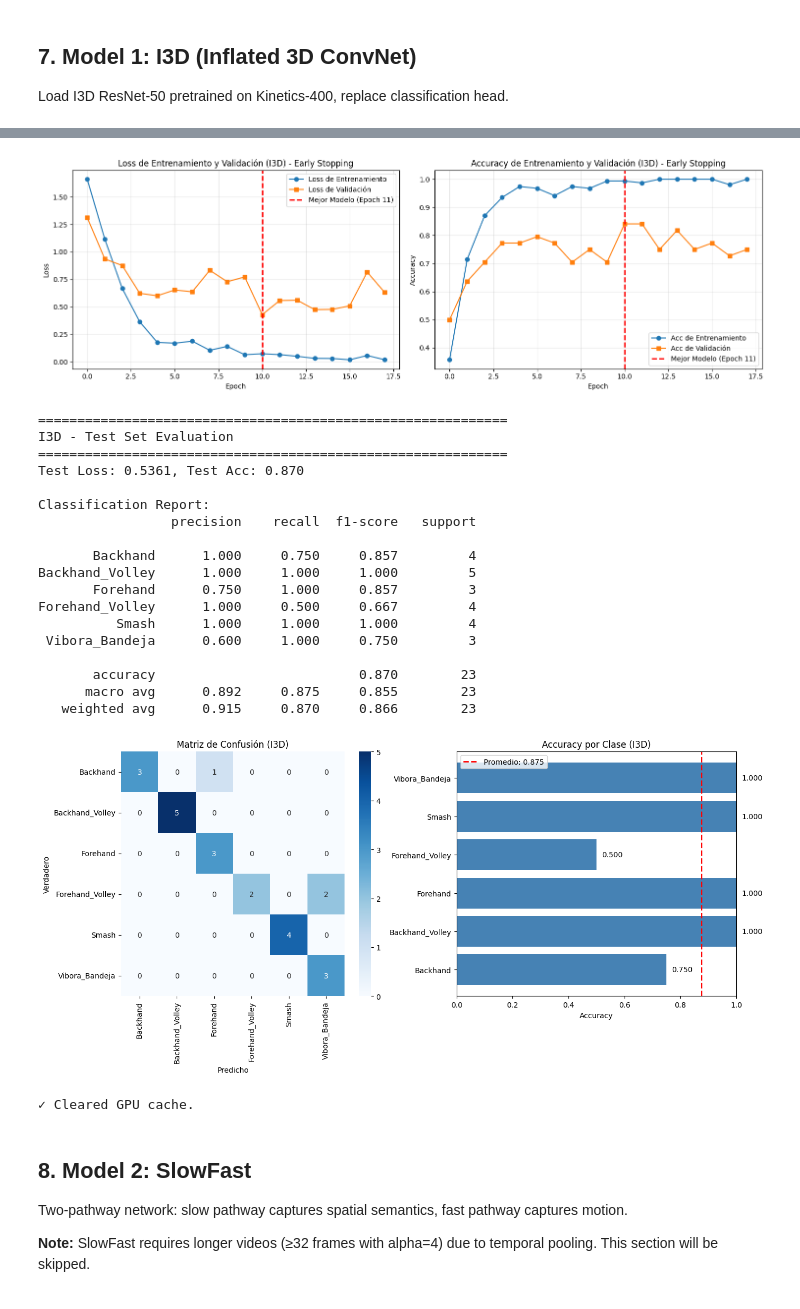
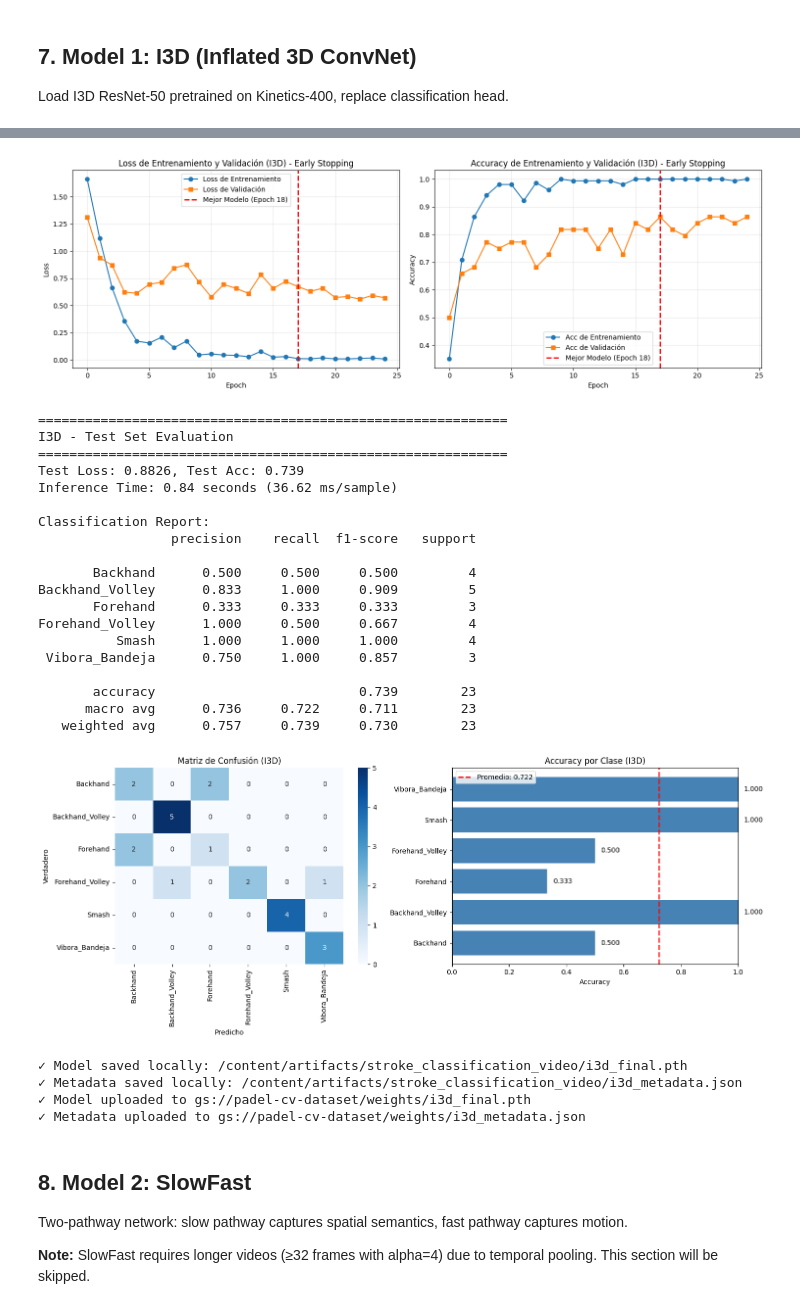
Before and after one commit to romogo17/padel-cv, a Jupyter notebook: notebooks/stroke-classification-video.ipynb, the cells around one changed output, grey strips where cells are left out. Drawn from its saved outputs; the diff is of its cells as text; code cells hidden in the pictures.

Commit message:
feat: updates stroke classification notebooks (both skeletons and video)

```diff
--- a/notebooks/stroke-classification-video.ipynb
+++ b/notebooks/stroke-classification-video.ipynb
@@ -25,43 +25,37 @@ else:
 # %% [output]
 ✓ Authenticated with Google Cloud
 # %%
-import json
 import random
 from pathlib import Path
-from typing import Dict, List
-import pickle
+import time
+import json
+import datetime
 
 import cv2
 import numpy as np
 import pandas as pd
 import torch
 import torch.nn as nn
-from sklearn.metrics import accuracy_score, classification_report, confusion_matrix
+from sklearn.metrics import classification_report, confusion_matrix
 from sklearn.model_selection import train_test_split
 from torch.optim import AdamW
 from torch.optim.lr_scheduler import CosineAnnealingLR
 from torch.utils.data import Dataset, DataLoader
-from torchvision.transforms import functional as F
-from torchvision.transforms import InterpolationMode
 import matplotlib.pyplot as plt
 import seaborn as sns
 from tqdm.auto import tqdm
-from transformers import TimesformerForVideoClassification, AutoImageProcessor
+from transformers import TimesformerForVideoClassification
 
 try:
-    from pytorchvideo.models.hub import i3d_r50, slowfast_r50
+    from pytorchvideo.models.hub import i3d_r50
 except ImportError as e:
     print(f'⚠ {e}')
     print('⚠ pytorchvideo not installed. Run: pip install pytorchvideo')
 
-try:
-    from timm.models import create_model
-except ImportError:
-    print('⚠ timm not installed. Run: pip install timm')
-
 # GCS bucket configuration
 GCS_BUCKET = 'padel-cv-dataset'
-GCS_PREFIX = 'video'
+GCS_VIDEO_PREFIX = 'video'
+GCS_WEIGHTS_PREFIX = 'weights'
 
 # Path configuration
 if 'google.colab' in sys.modules:
@@ -99,7 +93,7 @@ Download the dataset from Google Cloud Storage if running on Colab and dataset d
 # %%
 # Download dataset from GCS if needed (Colab only)
 if 'google.colab' in sys.modules and not BBOX_CSV.exists():
-    print(f'Dataset not found locally. Downloading from gs://{GCS_BUCKET}/{GCS_PREFIX}/')
+    print(f'Dataset not found locally. Downloading from gs://{GCS_BUCKET}/{GCS_VIDEO_PREFIX}/')
 
     from google.cloud import storage
 
@@ -111,7 +105,7 @@ if 'google.colab' in sys.modules and not BBOX_CSV.exists():
     DATASET_ROOT.mkdir(parents=True, exist_ok=True)
 
     # List all files under the video prefix
-    blobs = bucket.list_blobs(prefix=GCS_PREFIX)
+    blobs = bucket.list_blobs(prefix=GCS_VIDEO_PREFIX)
 
     downloaded = 0
     for blob in blobs:
@@ -119,7 +113,7 @@ if 'google.colab' in sys.modules and not BBOX_CSV.exists():
             continue
 
         # Extract relative path (remove 'video/' prefix)
-        rel_path = blob.name[len(GCS_PREFIX)+1:] if blob.name.startswith(GCS_PREFIX + '/') else blob.name
+        rel_path = blob.name[len(GCS_VIDEO_PREFIX)+1:] if blob.name.startswith(GCS_VIDEO_PREFIX + '/') else blob.name
         local_path = DATASET_ROOT / rel_path
 
         # Create parent directory
@@ -741,37 +776,38 @@ Forehand_Volley      1.000     0.500     0.667         4
 # %%
 # Plot training curves
 plot_training_curves(i3d_history, 'I3D')
 
 # Evaluate on test set
-i3d_acc, i3d_per_class = evaluate_model(i3d_model, test_loader, train_dataset.labels, device, model_name='I3D')
+i3d_acc, i3d_per_class, i3d_inference_time = evaluate_model(i3d_model, test_loader, train_dataset.labels, device, model_name='I3D')
+
+# Save model and upload to GCS
+save_and_upload_model(i3d_model, 'i3d', i3d_history, i3d_acc, i3d_per_class, i3d_inference_time, train_dataset.labels)
 # %% [output]
-[figure, old version]
+[figure, new version]
 ============================================================
 I3D - Test Set Evaluation
 ============================================================
-Test Loss: 0.5361, Test Acc: 0.870
+Test Loss: 0.8826, Test Acc: 0.739
+Inference Time: 0.84 seconds (36.62 ms/sample)
 
 Classification Report:
                  precision    recall  f1-score   support
 
-       Backhand      1.000     0.750     0.857         4
-Backhand_Volley      1.000     1.000     1.000         5
-       Forehand      0.750     1.000     0.857         3
+       Backhand      0.500     0.500     0.500         4
+Backhand_Volley      0.833     1.000     0.909         5
+       Forehand      0.333     0.333     0.333         3
 Forehand_Volley      1.000     0.500     0.667         4
           Smash      1.000     1.000     1.000         4
- Vibora_Bandeja      0.600     1.000     0.750         3
+ Vibora_Bandeja      0.750     1.000     0.857         3
 
-       accuracy                          0.870        23
-      macro avg      0.892     0.875     0.855        23
-   weighted avg      0.915     0.870     0.866        23
+       accuracy                          0.739        23
+      macro avg      0.736     0.722     0.711        23
+   weighted avg      0.757     0.739     0.730        23
-[figure, old version]
+[figure, new version]
+✓ Model saved locally: /content/artifacts/stroke_classification_video/i3d_final.pth
+✓ Metadata saved locally: /content/artifacts/stroke_classification_video/i3d_metadata.json
+✓ Model uploaded to gs://padel-cv-dataset/weights/i3d_final.pth
+✓ Metadata uploaded to gs://padel-cv-dataset/weights/i3d_metadata.json
-# %%
-# Clear GPU memory from previous models
-del i3d_model
-torch.cuda.empty_cache()
-print('✓ Cleared GPU cache.')
-# %% [output]
-✓ Cleared GPU cache.
 # %% [markdown]
 ## 8. Model 2: SlowFast
 Two-pathway network: slow pathway captures spatial semantics, fast pathway captures motion.
```
Also changed, not shown: parts of 7 cells of this notebook, 1 other file.
